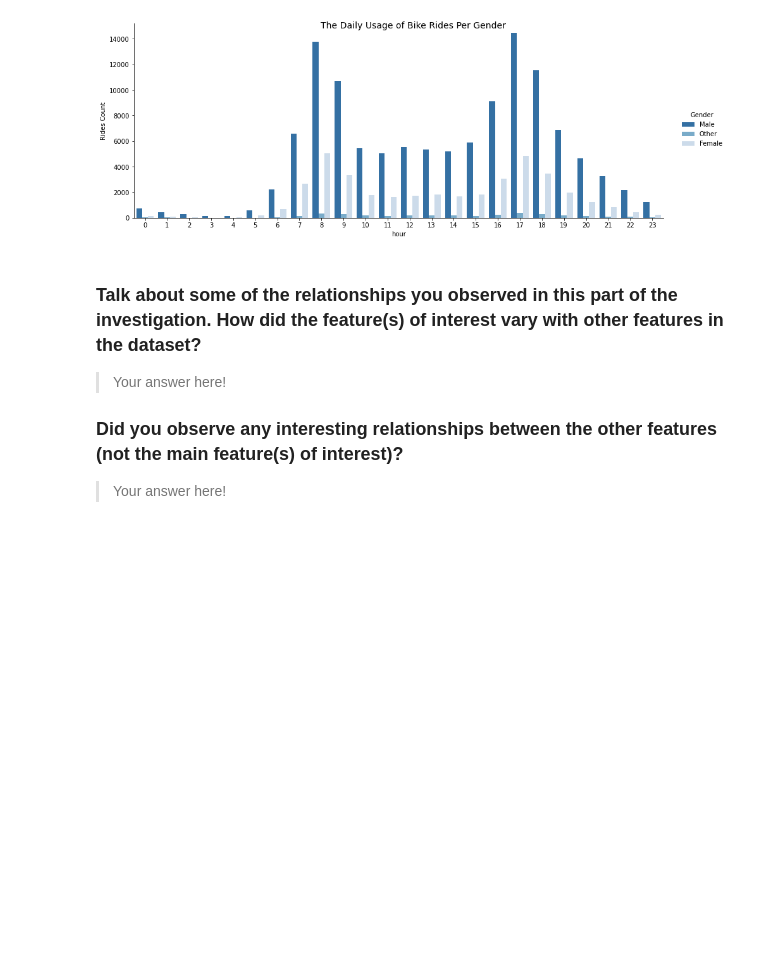
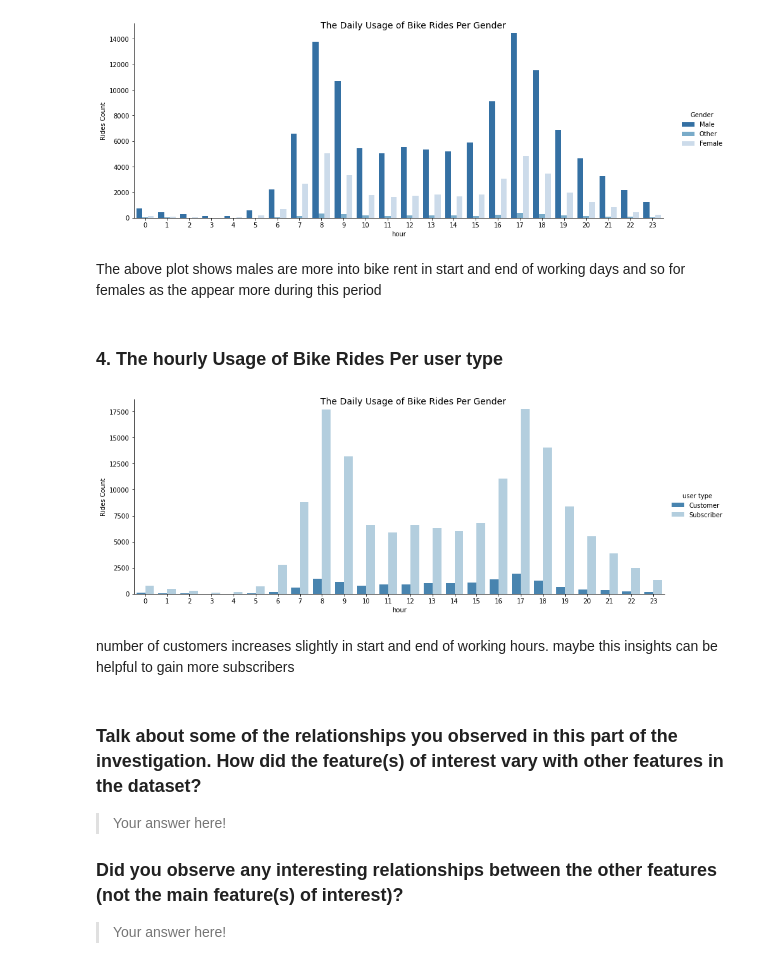
Before and after one commit to hagerElsehaimy/communicate-data-findings-FordGoBike, a Jupyter notebook: exploration_template.ipynb, the cells around one changed output. Cells and saved outputs as stored; diff of their text form; code cells hidden in the pictures; blank space fills up the shorter version.

Commit message:
bivariate  The hourly Usage of Bike Rides Per user type

```diff
--- a/exploration_template.ipynb
+++ b/exploration_template.ipynb
@@ -563,6 +563,19 @@ day_to_gender._legend.set_title('Gender')
 day_to_gender.fig.suptitle('The Daily Usage of Bike Rides Per Gender', fontsize=14);
 # %% [output]
 [figure]
+# %% [markdown]
+The above plot shows males are more into bike rent in start and end of working days and so for females as the appear more during this period
+# %% [markdown]
+### 4. The hourly Usage of Bike Rides Per user type
+# %%
+day_to_gender = sb.catplot(data=new_df, x='start_hour', hue='user_type', kind='count',aspect=20.7/8.27,palette='Blues_r')
+day_to_gender.set_axis_labels('hour', 'Rides Count')
+day_to_gender._legend.set_title('user type')
+day_to_gender.fig.suptitle('The Daily Usage of Bike Rides Per Gender', fontsize=14);
+# %% [output]
+[figure, added]
+# %% [markdown]
+number of customers increases slightly in start and end of working hours. maybe this insights can be helpful to gain more subscribers
 # %% [markdown]
 ### Talk about some of the relationships you observed in this part of the investigation. How did the feature(s) of interest vary with other features in the dataset?
 
```
